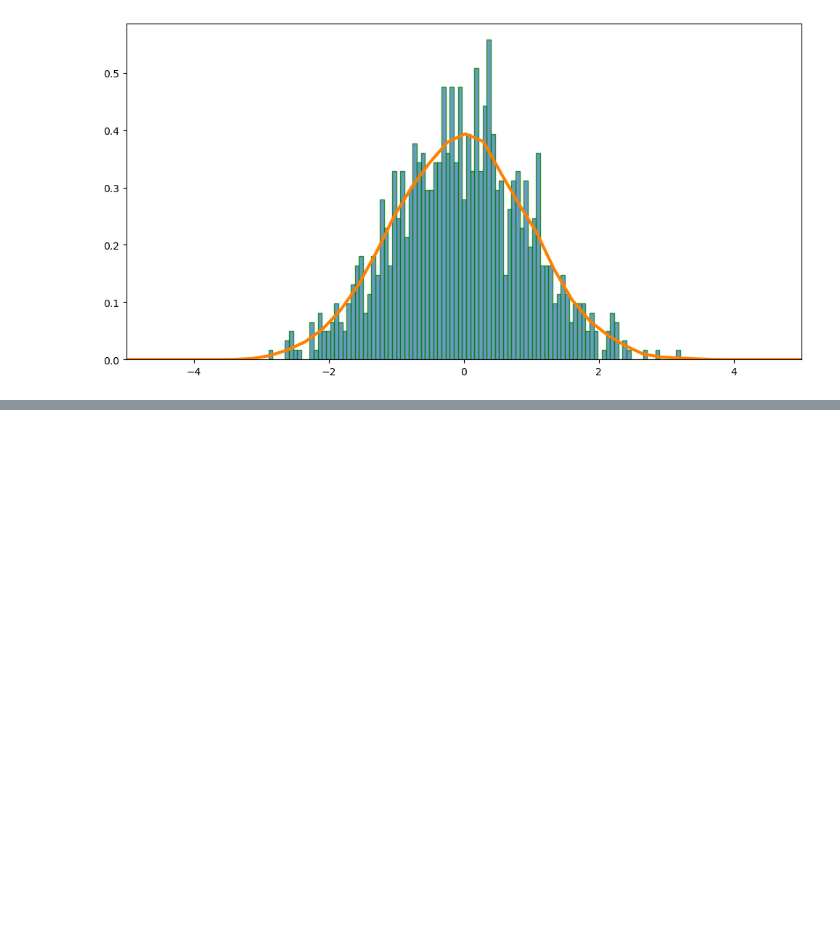
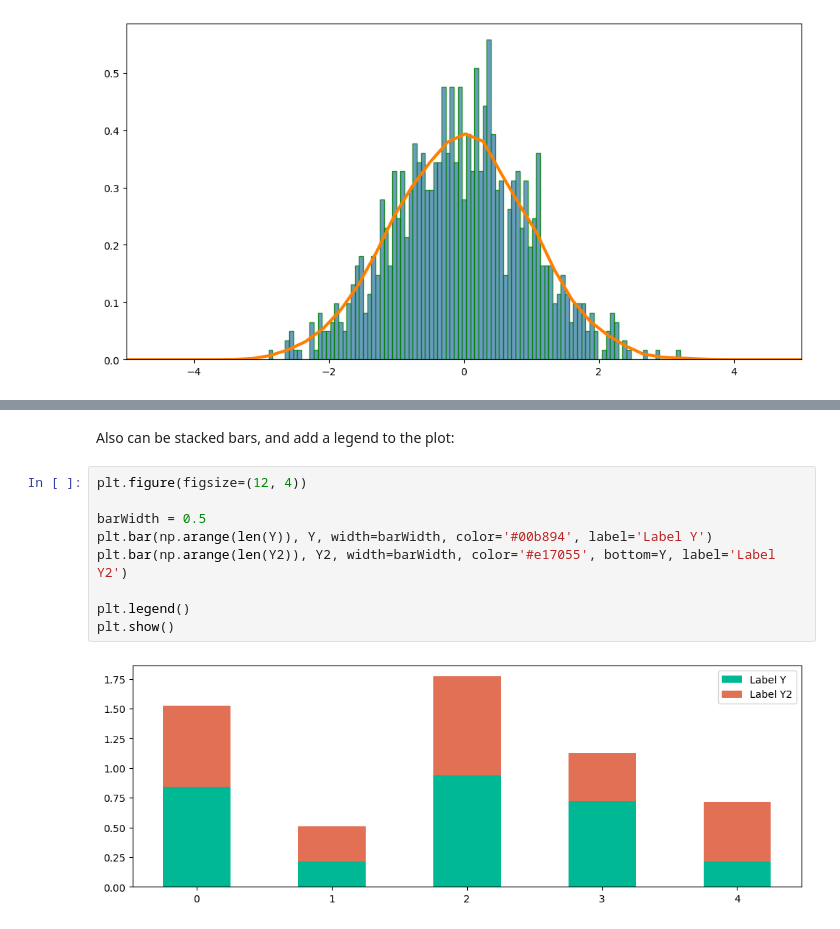
Before and after one commit to muhammadhananbaloch/Data-Analysis, a Jupyter notebook: data-cleaning-practice/Visualizations.ipynb, the cells around one changed output, grey strips where cells are left out. Drawn from its saved outputs; the diff is of its cells as text; blank space fills up the shorter version.

```diff
--- a/data-cleaning-practice/Visualizations.ipynb
+++ b/data-cleaning-practice/Visualizations.ipynb
@@ -249,0 +264,13 @@ plt.show()
+# %% [markdown]
+Also can be stacked bars, and add a legend to the plot:
+# %%
+plt.figure(figsize=(12, 4))
+
+barWidth = 0.5
+plt.bar(np.arange(len(Y)), Y, width=barWidth, color='#00b894', label='Label Y')
+plt.bar(np.arange(len(Y2)), Y2, width=barWidth, color='#e17055', bottom=Y, label='Label Y2')
+
+plt.legend()
+plt.show()
+# %% [output]
+[figure, added]
```
Also changed, not shown: parts of 3 cells of this notebook.
